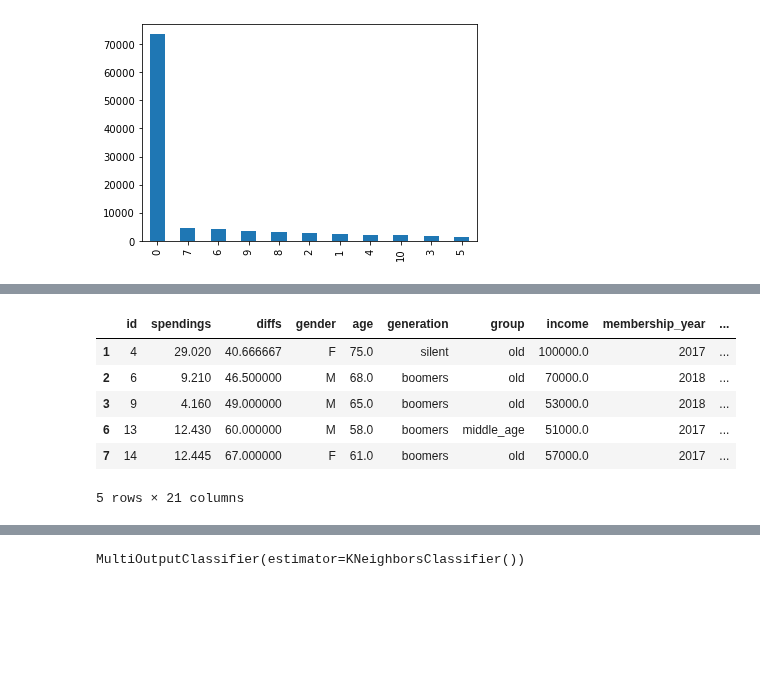
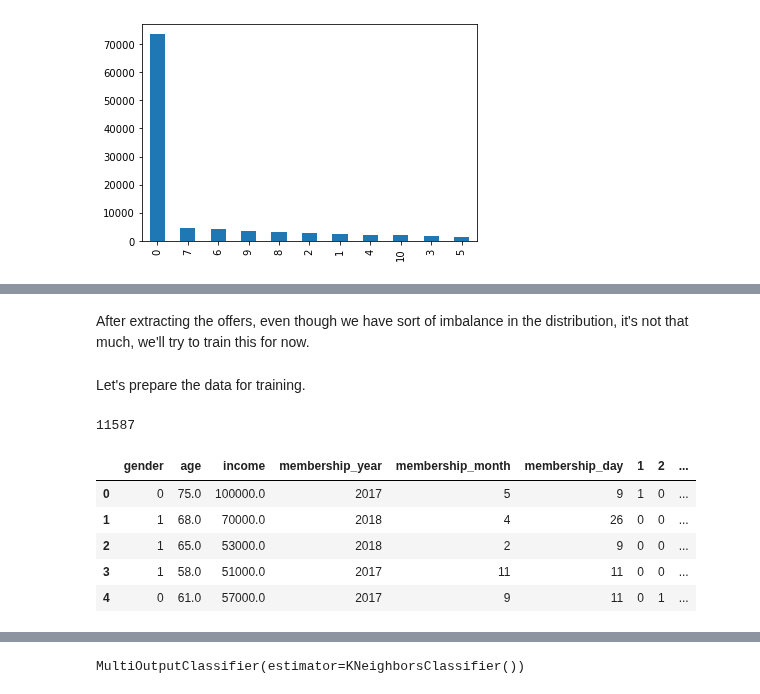
Before and after one commit to netxph/sb-capstone, a Jupyter notebook: notebooks/06 - Predictive and Modelling.ipynb, the cells around one changed output, grey strips where cells are left out. Drawn from its saved outputs; the diff is of its cells as text; code cells hidden in the pictures; blank space fills up the shorter version.

```diff
--- a/notebooks/06 - Predictive and Modelling.ipynb
+++ b/notebooks/06 - Predictive and Modelling.ipynb
@@ -351,16 +299,16 @@ data.head()
+# %% [markdown]
+After extracting the offers, even though we have sort of imbalance in the distribution, it's not that much, we'll try to train this for now.
+# %% [markdown]
+Let's prepare the data for training.
 # %%
-data = data[~data.age.isna()]
+data = convert_for_select_training(transcript_group)
+print(len(data))
+data.head()
+# %% [output]
+11587
+|  | gender | age | income | membership_year | membership_month | membership_day | 1 | 2 | ... |
+| 0 | 0 | 75.0 | 100000.0 | 2017 | 5 | 9 | 1 | 0 | ... |
+| 1 | 1 | 68.0 | 70000.0 | 2018 | 4 | 26 | 0 | 0 | ... |
+| 2 | 1 | 65.0 | 53000.0 | 2018 | 2 | 9 | 0 | 0 | ... |
+| 3 | 1 | 58.0 | 51000.0 | 2017 | 11 | 11 | 0 | 0 | ... |
+| 4 | 0 | 61.0 | 57000.0 | 2017 | 9 | 11 | 0 | 1 | ... |
-# %%
-offers = pd.get_dummies(data.recommended_offer.explode()).groupby(level=0).sum()
-offers.columns = offers.columns.astype(str)
-
-data = pd.concat([data, offers], axis=1).drop(columns="recommended_offer")
-data.head()
-# %% [output]
-|  | id | spendings | diffs | gender | age | generation | group | income | membership_year | ... |
-| 1 | 4 | 29.020 | 40.666667 | F | 75.0 | silent | old | 100000.0 | 2017 | ... |
-| 2 | 6 | 9.210 | 46.500000 | M | 68.0 | boomers | old | 70000.0 | 2018 | ... |
-| 3 | 9 | 4.160 | 49.000000 | M | 65.0 | boomers | old | 53000.0 | 2018 | ... |
-| 6 | 13 | 12.430 | 60.000000 | M | 58.0 | boomers | middle_age | 51000.0 | 2017 | ... |
-| 7 | 14 | 12.445 | 67.000000 | F | 61.0 | boomers | old | 57000.0 | 2017 | ... |
-5 rows × 21 columns
```
Also changed, not shown: parts of 32 cells of this notebook, 1 other file.
